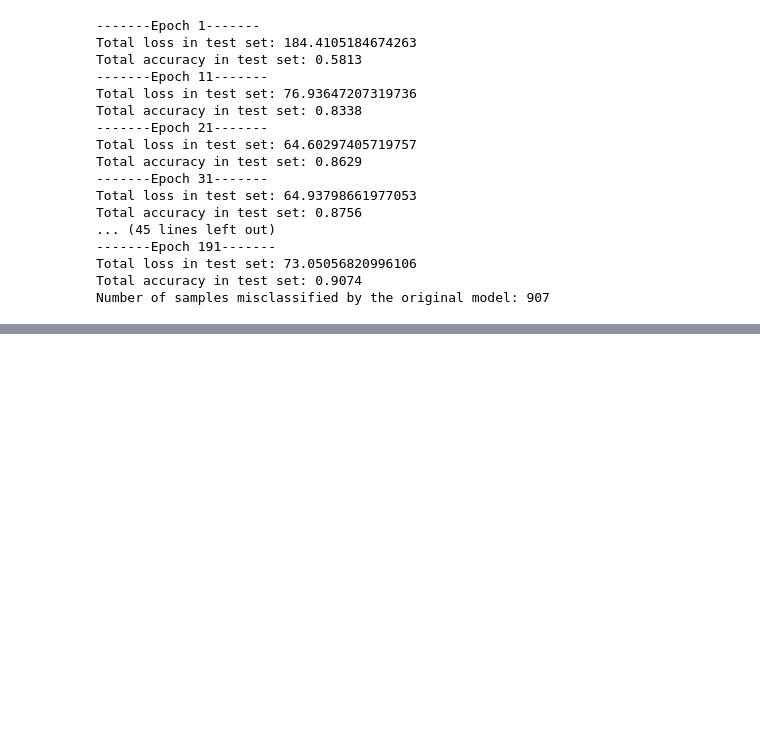
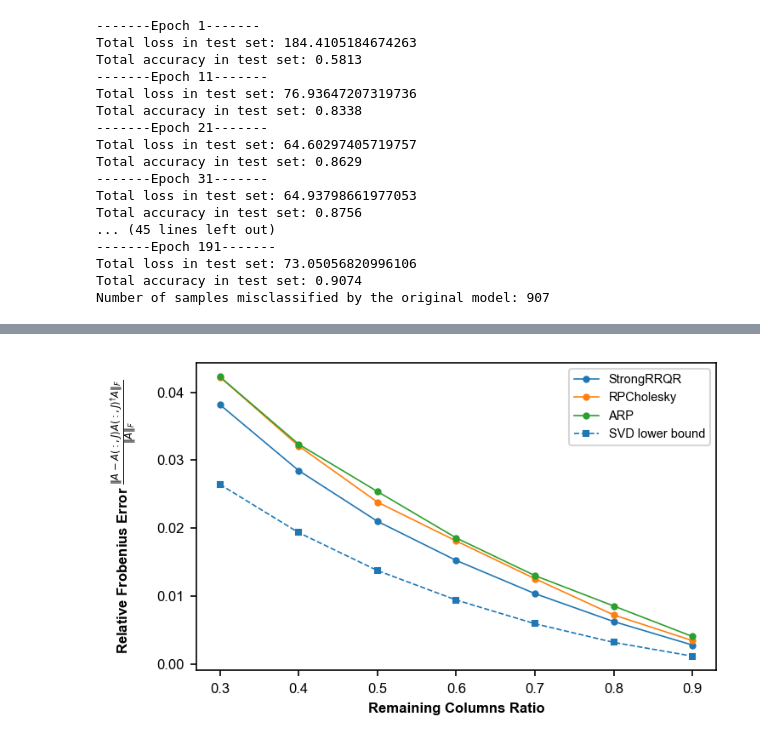
Before and after one commit to yuekai-yan/CSSP_Neural_Networks_Pruning, a Jupyter notebook: CIFAR10.ipynb, the cells around one changed output, grey strips where cells are left out. Saved outputs shown, nothing was run; the diff lists cells and outputs as text; code cells hidden in the pictures; blank space fills up the shorter version.

```diff
--- a/CIFAR10.ipynb
+++ b/CIFAR10.ipynb
@@ -228,9 +144,19 @@ device = torch.device("mps" if torch.mps.is_available() else "cpu")
 
 model3 = VGG16().to(device)
 
-# load the parameters
-model3.load_state_dict(torch.load("model3.pth", map_location=device))
+# load the parameters of the trained model
+model3.load_state_dict(
+    torch.load("saved model and data/model3.pth", map_location=device)
+)
 
 model3.to(device)
 model3.eval()
+model3.eval()
+
+batch_list = list(train_loader)
+selected_batches = random.sample(batch_list, 8)
+X = torch.cat([batch[0] for batch in selected_batches], dim=0)
+X = X.to(device)
+base_acc, _, base_loss = evaluate_pruned_model(model3, test_loader)
+print(base_acc, base_loss)
 # %% [output]
@@ -383,0 +347,25 @@ Flops after pruning: 627864064 -> 564834852
+# %%
+import importlib
+import Plot as Plot
+import Pruning.pruning_CSSP as pruning_CSSP
+
+importlib.reload(Plot)
+importlib.reload(pruning_CSSP)
+
+l = 12
+A = pruning_CSSP.get_layer_activation_matrix(model3, X, params, l)
+methods = ["StrongRRQR", "RPCholesky", "ARP"]
+keep_ratios = [0.3, 0.4, 0.5, 0.6, 0.7, 0.8, 0.9]
+
+relerr_results = pruning_CSSP.compare_fixed_layer_relerr(model3, X, l, methods, keep_ratios)
+
+svd_bound = pruning_CSSP.compute_svd_lower_bound(A, keep_ratios)
+
+Plot.plot_fixed_layer_relerr(
+    relerr_results,
+    keep_ratios,
+    params[l]["layer_idx"],
+    svd_bound=svd_bound,
+)
+# %% [output]
+[figure, added]
```
Also changed, not shown: parts of 16 cells of this notebook, 13 other files.
